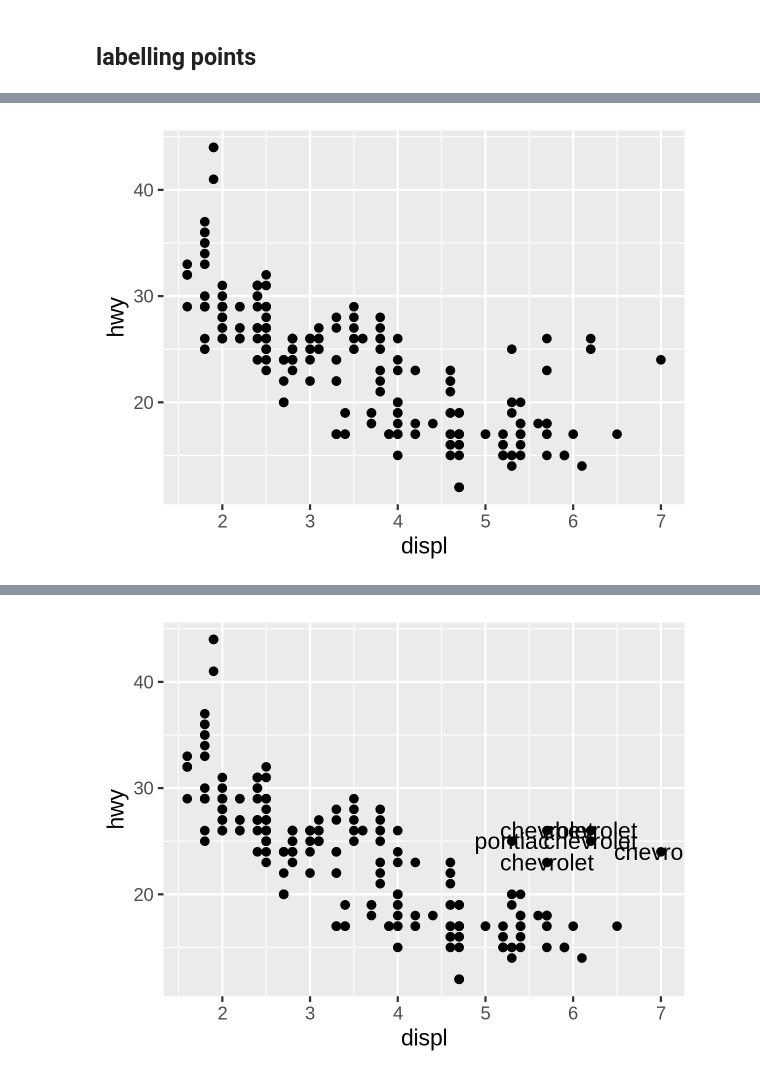
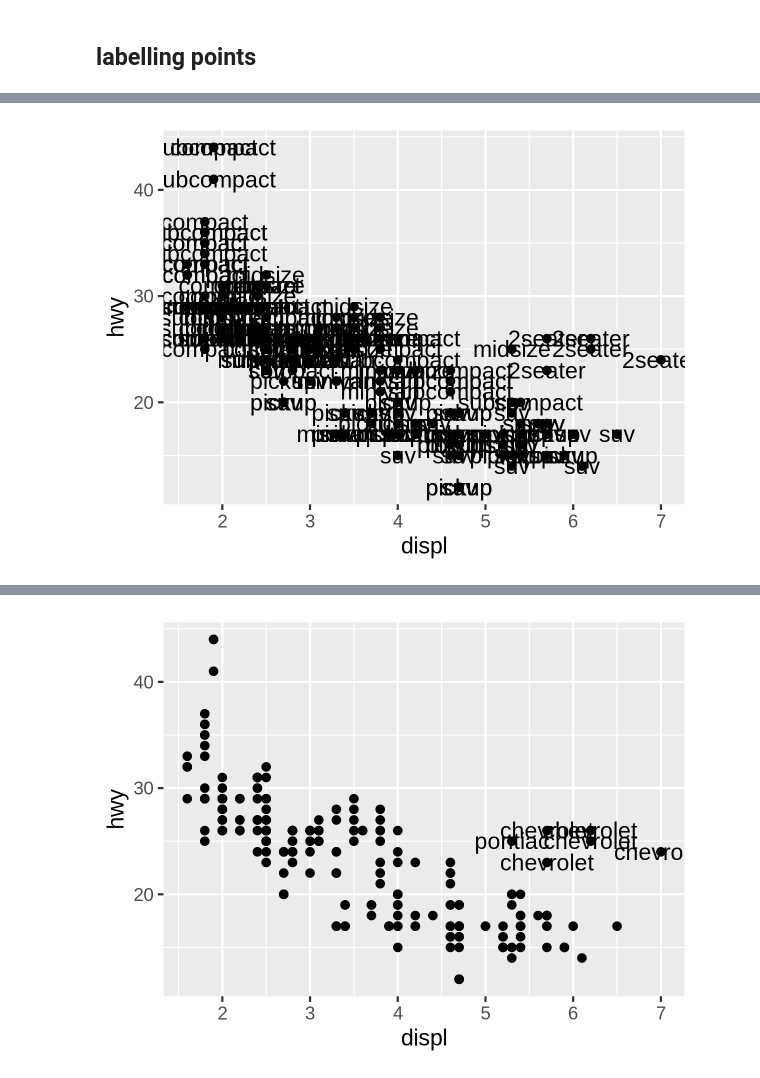
Before and after one commit to Festusfolawe/BIOS512, a Jupyter notebook: 06_adjusting_plot_appearance.ipynb, the cells around one changed output, grey strips where cells are left out. Drawn from its saved outputs; the diff is of its cells as text; code cells hidden in the pictures.

```diff
--- a/06_adjusting_plot_appearance.ipynb
+++ b/06_adjusting_plot_appearance.ipynb
@@ -136,10 +141,10 @@ library('tidyverse')
 # %%
 options(repr.plot.res = 300, repr.plot.height = 3, repr.plot.width = 4)
 
-p = ggplot(mpg, aes(x = displ, y = hwy))
+p = ggplot(mpg, aes(x = displ, y = hwy, label = class))
 
-p = p + geom_point()
+p = p + geom_point() + geom_text()
 
 p
 # %% [output]
-[figure, old version]
+[figure, new version]
```
Also changed, not shown: parts of 17 cells of this notebook, 2 other files.
